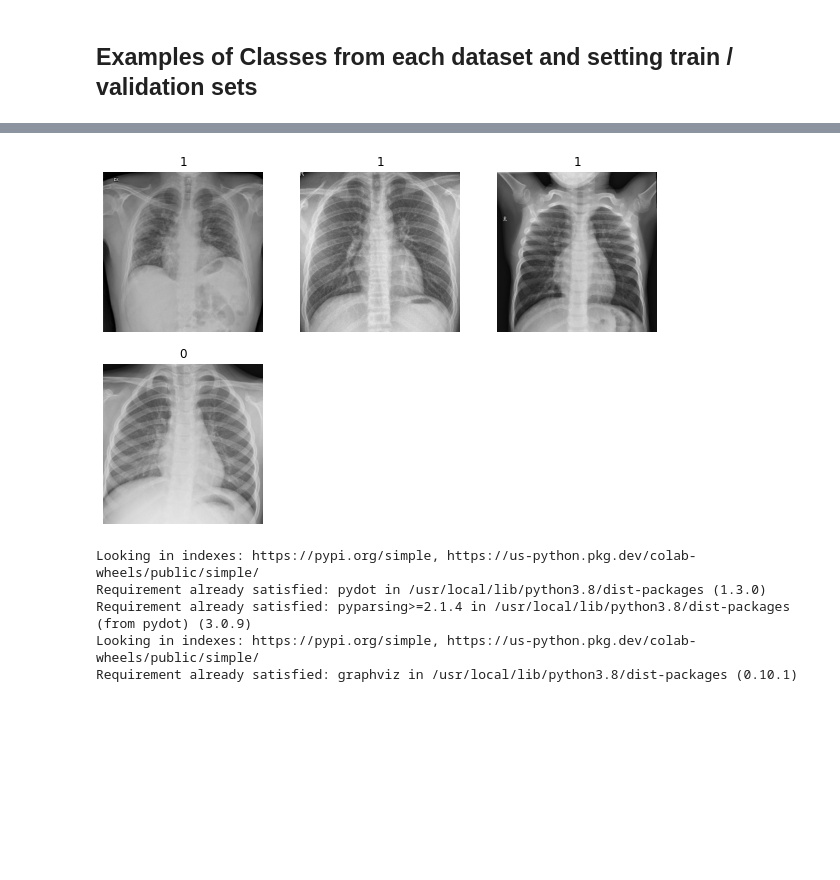
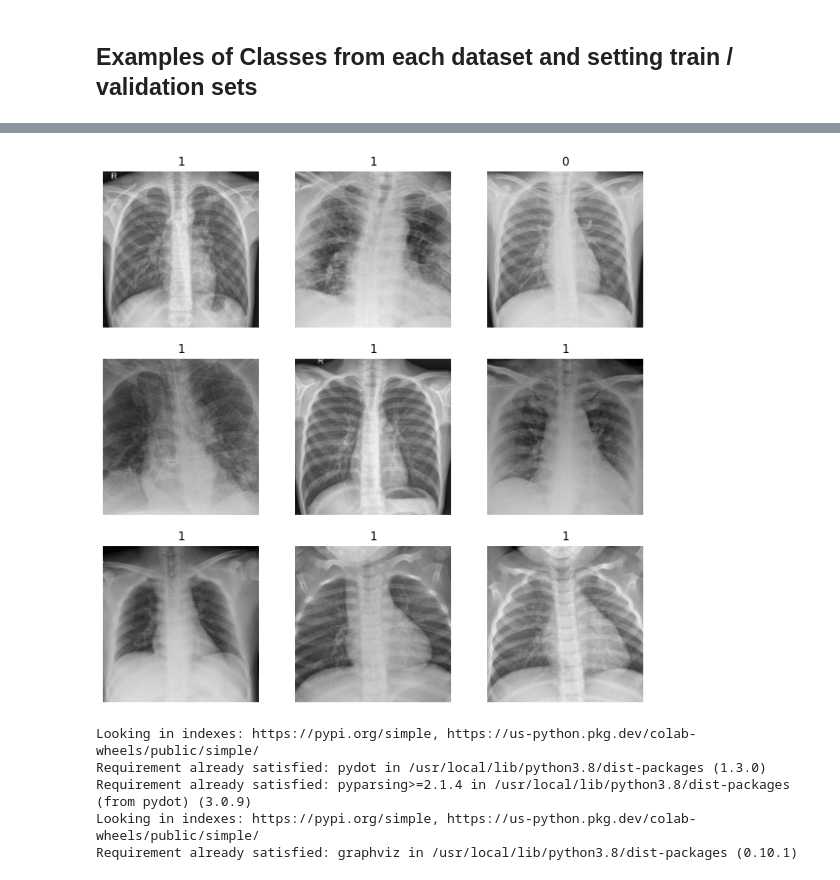
Before and after one commit to wiplash742000/Masters_Thesis_Automated_Detection_of_COVID_19_Using_GANs_and_CNNs, a Jupyter notebook: Jupyter Notebooks/CNNS/X_Ray_COVID_19_CNNs.ipynb, the cells around one changed output, grey strips where cells are left out. Saved outputs shown, nothing was run; the diff lists cells and outputs as text; code cells hidden in the pictures; blank space fills up the shorter version.

```diff
--- a/Jupyter Notebooks/CNNS/X_Ray_COVID_19_CNNs.ipynb
+++ b/Jupyter Notebooks/CNNS/X_Ray_COVID_19_CNNs.ipynb
@@ -78,8 +78,8 @@ print(os.listdir(xray_covid19_dataset))
 #Loading of images based on ref: https://keras.io/examples/vision/image_classification_from_scratch/
 
 image_size = (299, 299)
-batch_size = 4
-train_ds = tf.keras.utils.image_dataset_from_directory(xray_covid19_dataset, validation_split=0.2,
+batch_size = 16
+train_ds = tf.keras.utils.image_dataset_from_directory(xray_covid19_dataset, validation_split=0.3,
     subset="training",
     seed=1337,
     image_size=image_size,
@@ -88,7 +88,7 @@ train_ds = tf.keras.utils.image_dataset_from_directory(xray_covid19_dataset, val
     crop_to_aspect_ratio=True
 )
 
-val_ds = tf.keras.utils.image_dataset_from_directory(xray_covid19_dataset, validation_split=0.2,
+val_ds = tf.keras.utils.image_dataset_from_directory(xray_covid19_dataset, validation_split=0.3,
     subset="validation",
     seed=1337,
     image_size=image_size,
@@ -98,7 +98,7 @@ val_ds = tf.keras.utils.image_dataset_from_directory(xray_covid19_dataset, valid
 )
 plt.figure(figsize=(10, 10))
 for images, labels in train_ds.take(1):
-    for i in range(4):
+    for i in range(9):
         ax = plt.subplot(3, 3, i + 1)
         plt.imshow(images[i].numpy().astype("uint8"))
         plt.title(int(labels[i]))
@@ -115,13 +115,13 @@ class_names: ['test', 'train']
 # %%
 plt.figure(figsize=(10, 10))
-for images, labels in val_ds.take(1):
-    for i in range(4):
+for images, labels in train_ds.take(1):
+    for i in range(9):
         ax = plt.subplot(3, 3, i + 1)
         plt.imshow(images[i].numpy().astype("uint8"))
         plt.title(int(labels[i]))
         plt.axis("off")
 # %% [output]
-[figure, old version]
+[figure, new version]
 # %%
 !pip install pydot
 !pip install graphviz
```
Also changed, not shown: parts of 6 cells of this notebook.
